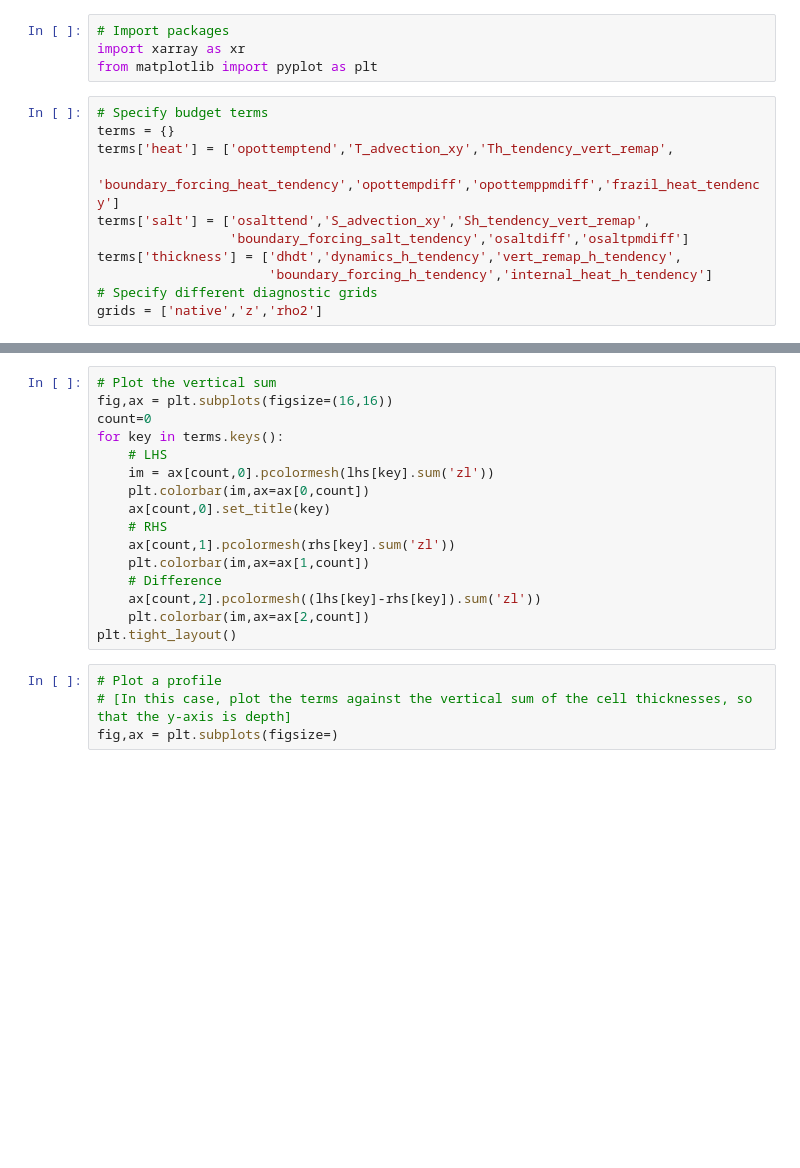
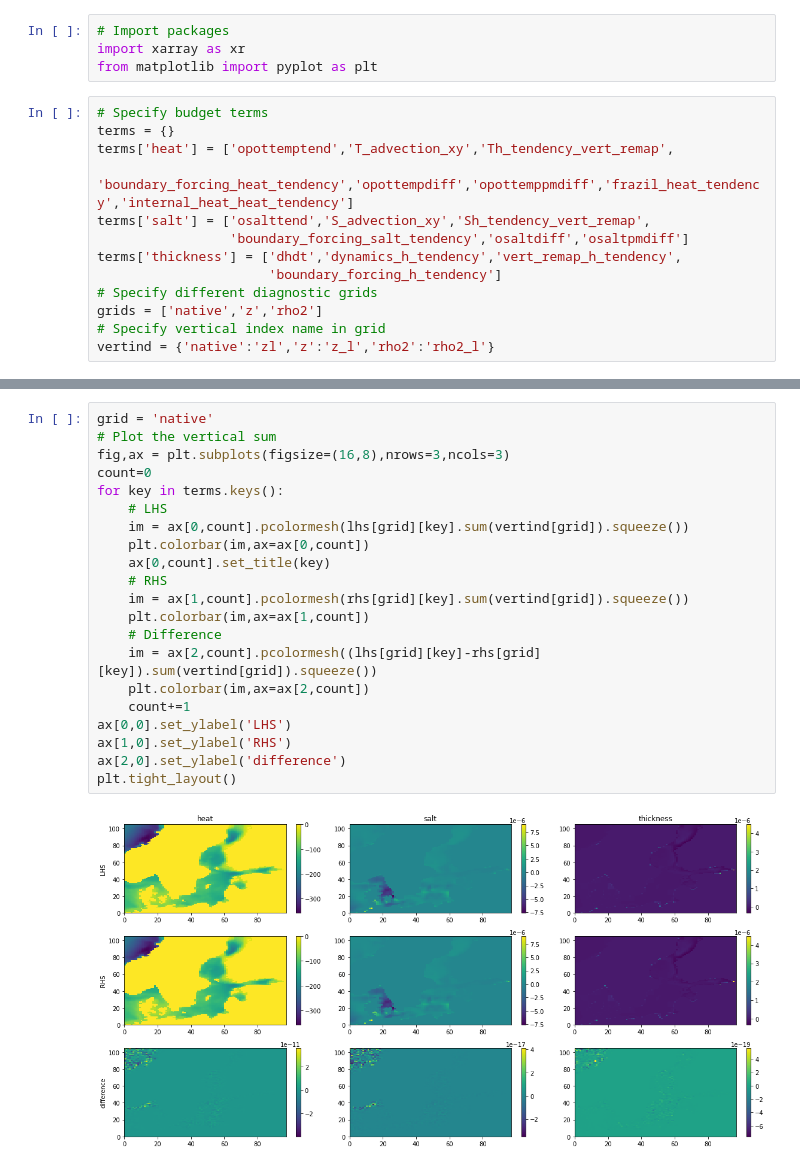
Before and after one commit to gmacgilchrist/wmt_bgc, a Jupyter notebook: notebooks/tutorial_budgetclosure.ipynb, the cells around one changed output, grey strips where cells are left out. Saved outputs shown, nothing was run; the diff lists cells and outputs as text; blank space fills up the shorter version.

```diff
--- a/notebooks/tutorial_budgetclosure.ipynb
+++ b/notebooks/tutorial_budgetclosure.ipynb
@@ -50,10 +55,12 @@ from matplotlib import pyplot as plt
 # Specify budget terms
 terms = {}
 terms['heat'] = ['opottemptend','T_advection_xy','Th_tendency_vert_remap',
-                 'boundary_forcing_heat_tendency','opottempdiff','opottemppmdiff','frazil_heat_tendency']
+                 'boundary_forcing_heat_tendency','opottempdiff','opottemppmdiff','frazil_heat_tendency','internal_heat_heat_tendency']
 terms['salt'] = ['osalttend','S_advection_xy','Sh_tendency_vert_remap',
                  'boundary_forcing_salt_tendency','osaltdiff','osaltpmdiff']
 terms['thickness'] = ['dhdt','dynamics_h_tendency','vert_remap_h_tendency',
-                      'boundary_forcing_h_tendency','internal_heat_h_tendency']
+                      'boundary_forcing_h_tendency']
 # Specify different diagnostic grids
 grids = ['native','z','rho2']
+# Specify vertical index name in grid
+vertind = {'native':'zl','z':'z_l','rho2':'rho2_l'}
@@ -112,20 +110,23 @@ lhs['native'],rhs['native'] = calc_budget(ds['native'],terms)
 # %%
+grid = 'native'
 # Plot the vertical sum
-fig,ax = plt.subplots(figsize=(16,16))
+fig,ax = plt.subplots(figsize=(16,8),nrows=3,ncols=3)
 count=0
 for key in terms.keys():
     # LHS
-    im = ax[count,0].pcolormesh(lhs[key].sum('zl'))
+    im = ax[0,count].pcolormesh(lhs[grid][key].sum(vertind[grid]).squeeze())
     plt.colorbar(im,ax=ax[0,count])
-    ax[count,0].set_title(key)
+    ax[0,count].set_title(key)
     # RHS
-    ax[count,1].pcolormesh(rhs[key].sum('zl'))
+    im = ax[1,count].pcolormesh(rhs[grid][key].sum(vertind[grid]).squeeze())
     plt.colorbar(im,ax=ax[1,count])
     # Difference
-    ax[count,2].pcolormesh((lhs[key]-rhs[key]).sum('zl'))
+    im = ax[2,count].pcolormesh((lhs[grid][key]-rhs[grid][key]).sum(vertind[grid]).squeeze())
     plt.colorbar(im,ax=ax[2,count])
+    count+=1
+ax[0,0].set_ylabel('LHS')
+ax[1,0].set_ylabel('RHS')
+ax[2,0].set_ylabel('difference')
 plt.tight_layout()
+# %% [output]
+[figure, added]
-# %%
-# Plot a profile
-# [In this case, plot the terms against the vertical sum of the cell thicknesses, so that the y-axis is depth]
-fig,ax = plt.subplots(figsize=)
```
Also changed, not shown: parts of 19 cells of this notebook, 1 other file.
